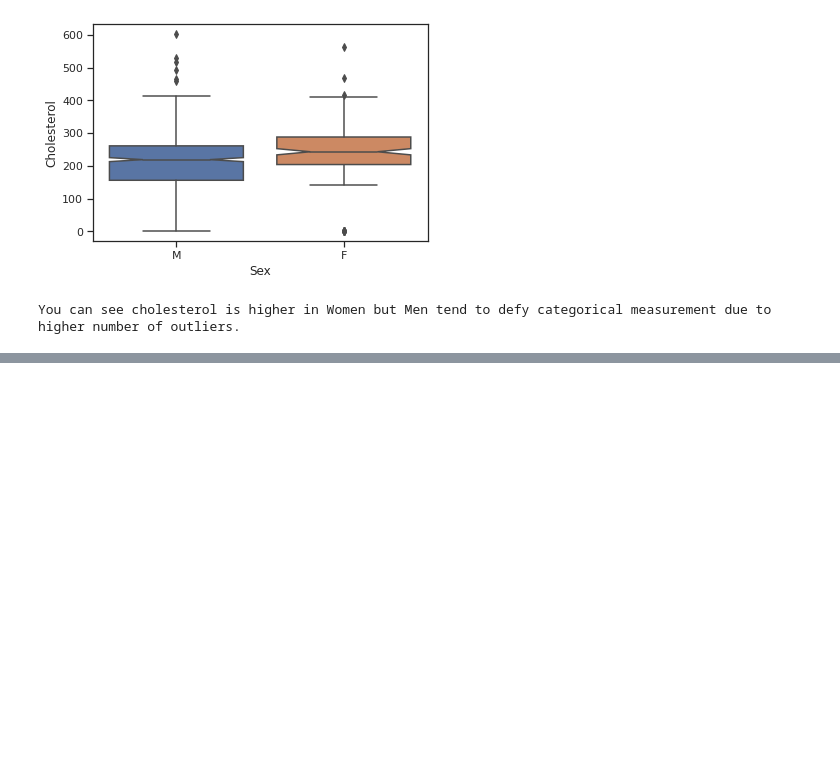
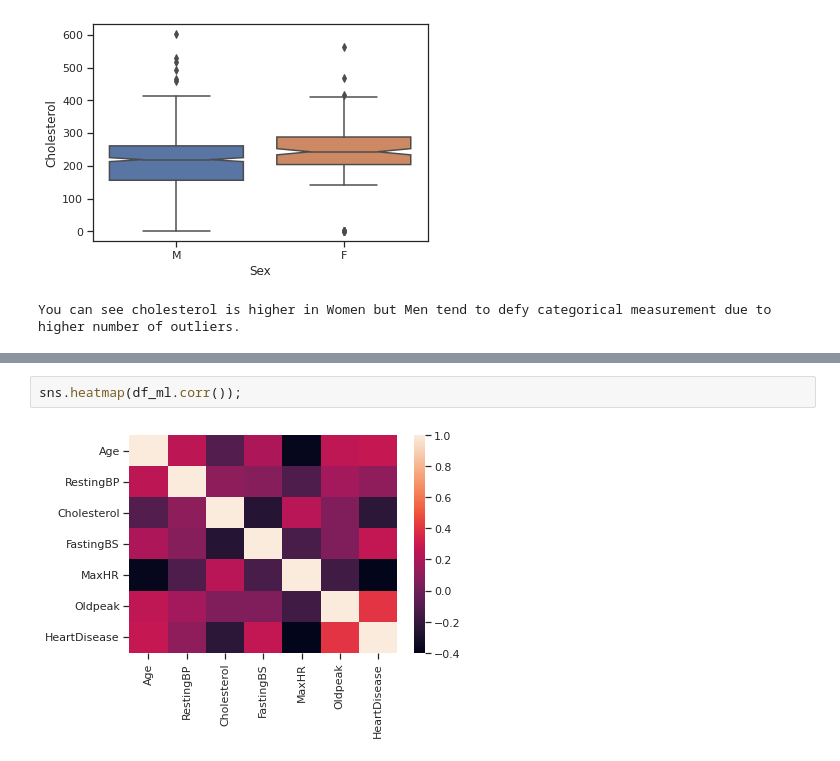
Before and after one commit to PaulLipska/Coding_Dojo_Project_2, a Jupyter notebook: Project2_Part_1.ipynb, the cells around one changed output, grey strips where cells are left out. Saved outputs shown, nothing was run; the diff lists cells and outputs as text; blank space fills up the shorter version.

```diff
--- a/Project2_Part_1.ipynb
+++ b/Project2_Part_1.ipynb
@@ -385,0 +408,4 @@ You can see cholesterol is higher in Women but Men tend to defy categorical meas
+# %%
+sns.heatmap(df_ml.corr());
+# %% [output]
+[figure, added]
```
Also changed, not shown: parts of 9 cells of this notebook.
